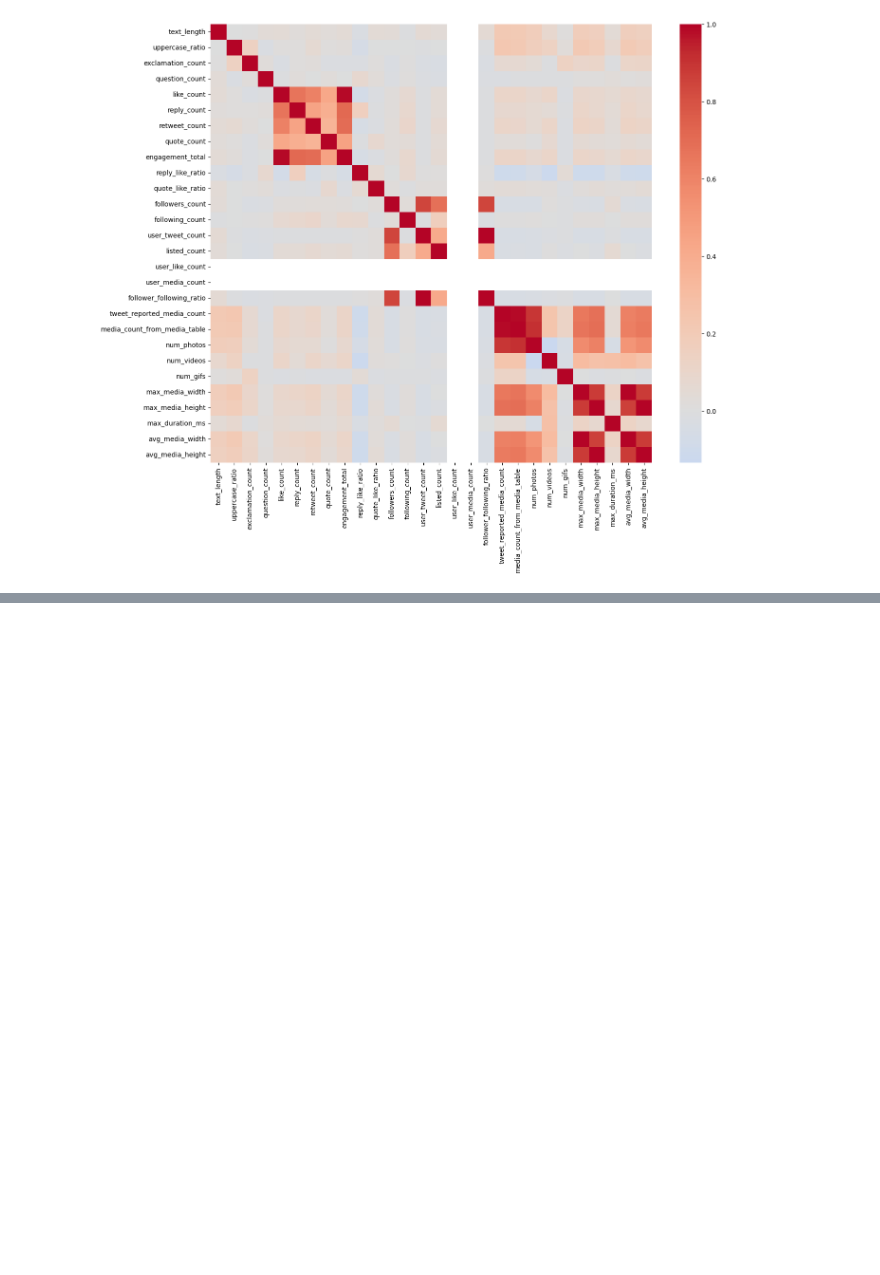
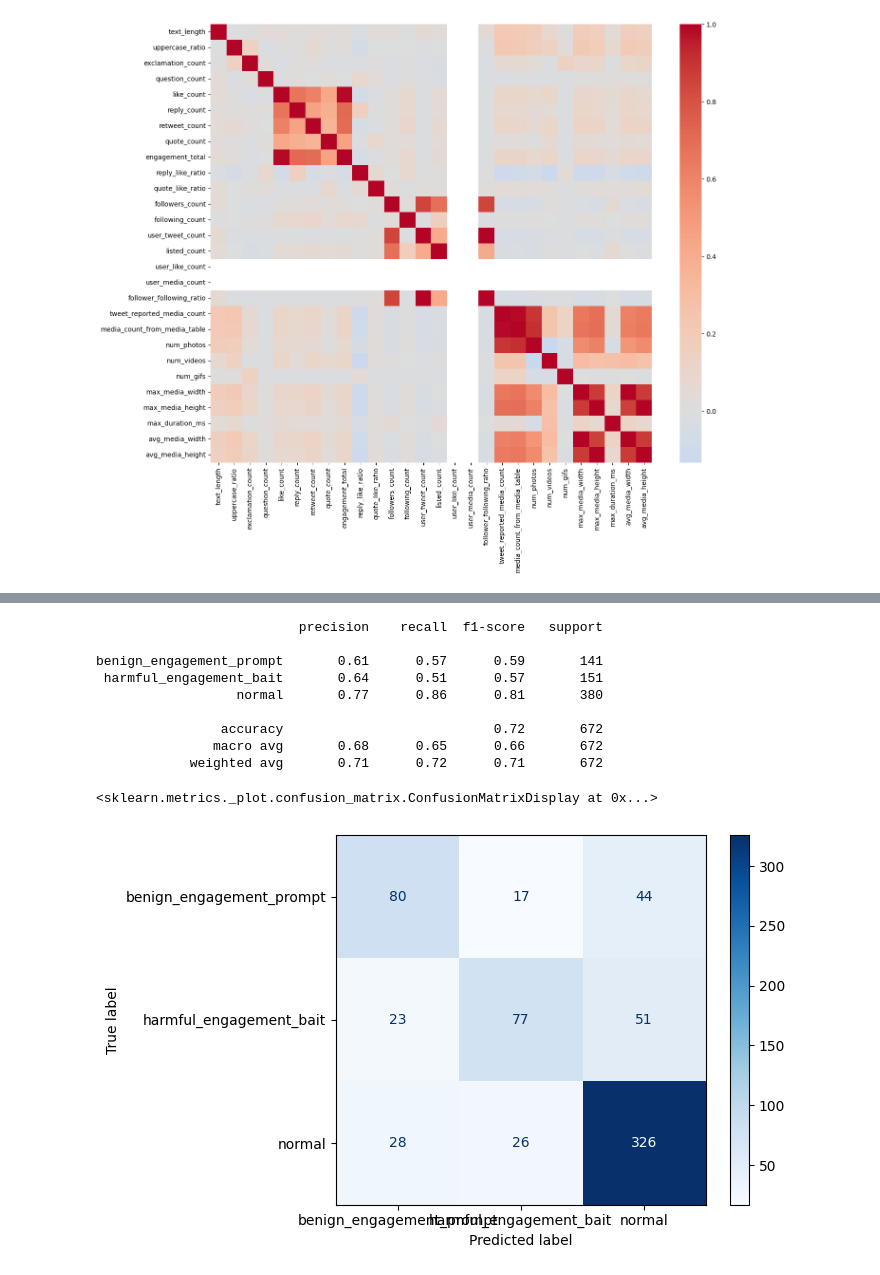
Before and after one commit to RJ-Worrall/Twitter_Engagement_Bait_Modeling, a Jupyter notebook: Twitter_Project.ipynb, the cells around one changed output, grey strips where cells are left out. Drawn from its saved outputs; the diff is of its cells as text; code cells hidden in the pictures; blank space fills up the shorter version.

```diff
--- a/Twitter_Project.ipynb
+++ b/Twitter_Project.ipynb
@@ -2070,0 +2163,44 @@ Index(['tweet_id', 'author_id', 'text', 'clean_text', 'created_at', 'lang',
+# %%
+X = model_df[[
+    'text_length','uppercase_ratio','exclamation_count','question_count',
+    'has_url','has_mention','followers_count','following_count','user_tweet_count',
+    'max_duration_ms','avg_media_width'
+]]
+Y=model_df['engagement_label']
+
+X_train, X_test, Y_train, Y_test = train_test_split(
+    X,
+    Y,
+    test_size=0.20,
+    random_state=42,
+    stratify=Y
+)
+
+rf.fit(X_train, Y_train)
+predictions = rf.predict(X_test)
+print(
+    classification_report(
+        Y_test,
+        predictions,
+        target_names=encoder.classes_
+    )
+)
+ConfusionMatrixDisplay.from_estimator(
+    rf,
+    X_test,
+    Y_test,
+    display_labels=encoder.classes_,
+    cmap="Blues"
+)
+# %% [output]
+                          precision    recall  f1-score   support
+
+benign_engagement_prompt       0.61      0.57      0.59       141
+ harmful_engagement_bait       0.64      0.51      0.57       151
+                  normal       0.77      0.86      0.81       380
+
+                accuracy                           0.72       672
+               macro avg       0.68      0.65      0.66       672
+            weighted avg       0.71      0.72      0.71       672
+<sklearn.metrics._plot.confusion_matrix.ConfusionMatrixDisplay at 0x...>
+[figure, added]
```
Also changed, not shown: parts of 25 cells of this notebook.
